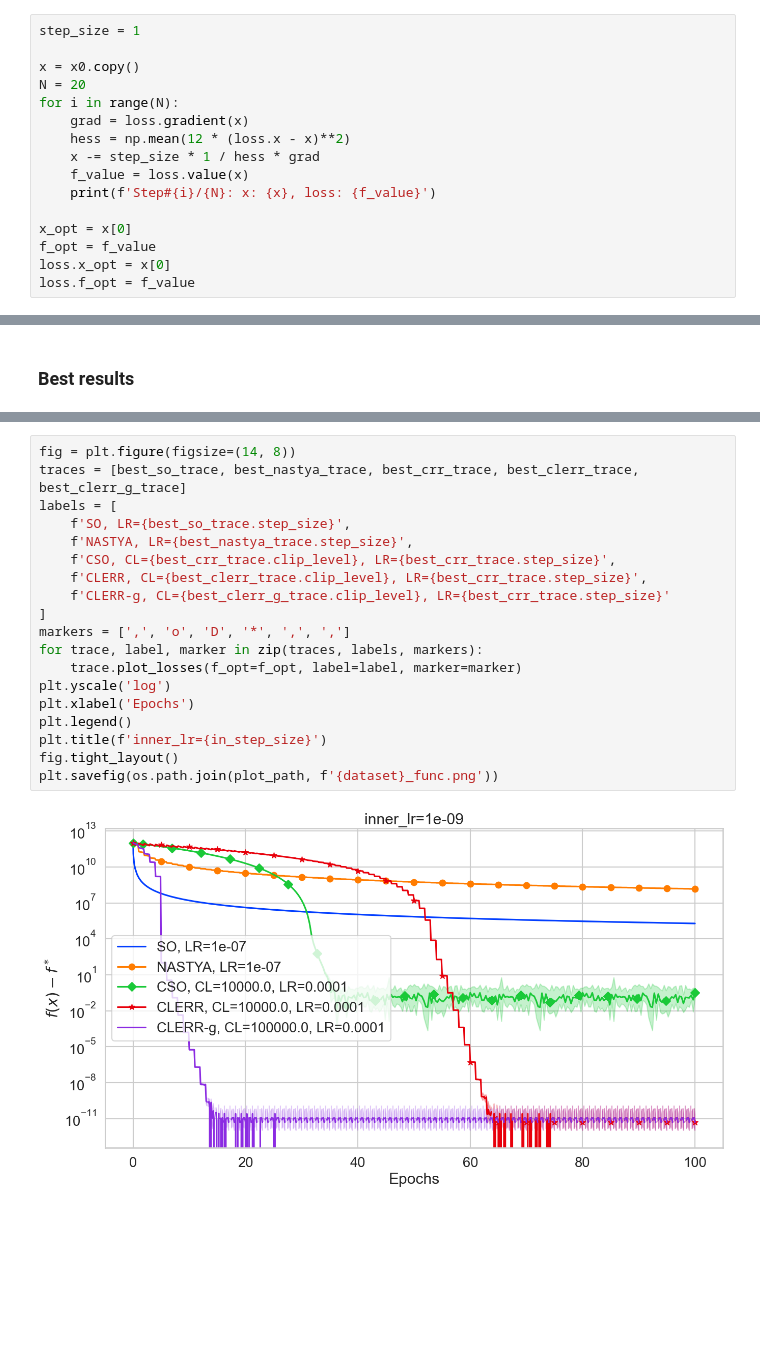
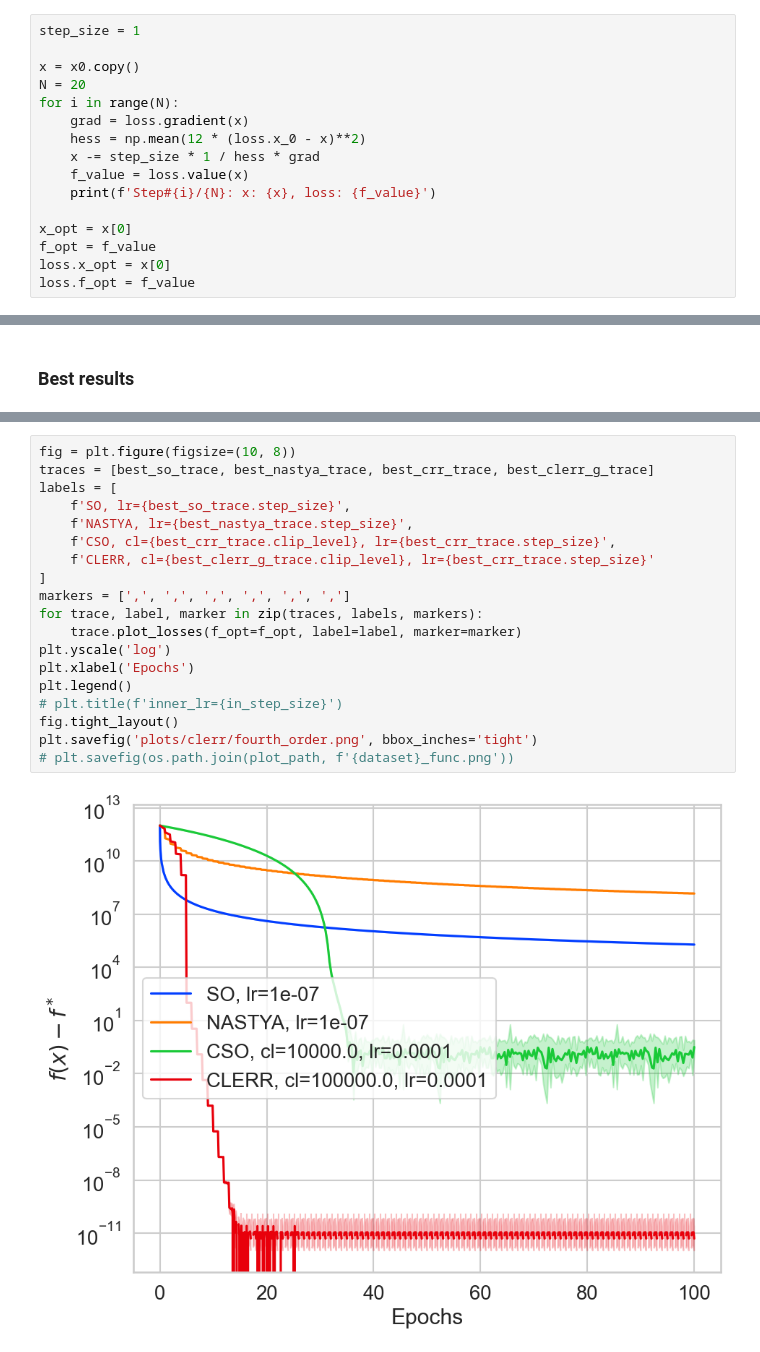
Before and after one commit to postrou/local_steps_rr, a Jupyter notebook: clerr_fourth_order.ipynb, the cells around one changed output, grey strips where cells are left out. Drawn from its saved outputs; the diff is of its cells as text; blank space fills up the shorter version.

Commit message:
clerr_fourth_order.ipynb: upd

```diff
--- a/clerr_fourth_order.ipynb
+++ b/clerr_fourth_order.ipynb
@@ -170,7 +178,7 @@ x = x0.copy()
 N = 20
 for i in range(N):
     grad = loss.gradient(x)
-    hess = np.mean(12 * (loss.x - x)**2)
+    hess = np.mean(12 * (loss.x_0 - x)**2)
     x -= step_size * 1 / hess * grad
     f_value = loss.value(x)
     print(f'Step#{i}/{N}: x: {x}, loss: {f_value}')
@@ -497,21 +558,21 @@ if not os.path.exists(plot_path):
 # %%
-fig = plt.figure(figsize=(14, 8))
-traces = [best_so_trace, best_nastya_trace, best_crr_trace, best_clerr_trace, best_clerr_g_trace]
+fig = plt.figure(figsize=(10, 8))
+traces = [best_so_trace, best_nastya_trace, best_crr_trace, best_clerr_g_trace]
 labels = [
-    f'SO, LR={best_so_trace.step_size}',
-    f'NASTYA, LR={best_nastya_trace.step_size}',
-    f'CSO, CL={best_crr_trace.clip_level}, LR={best_crr_trace.step_size}',
-    f'CLERR, CL={best_clerr_trace.clip_level}, LR={best_crr_trace.step_size}',
-    f'CLERR-g, CL={best_clerr_g_trace.clip_level}, LR={best_crr_trace.step_size}'
+    f'SO, lr={best_so_trace.step_size}',
+    f'NASTYA, lr={best_nastya_trace.step_size}',
+    f'CSO, cl={best_crr_trace.clip_level}, lr={best_crr_trace.step_size}',
+    f'CLERR, cl={best_clerr_g_trace.clip_level}, lr={best_crr_trace.step_size}'
 ]
-markers = [',', 'o', 'D', '*', ',', ',']
+markers = [',', ',', ',', ',', ',', ',']
 for trace, label, marker in zip(traces, labels, markers):
     trace.plot_losses(f_opt=f_opt, label=label, marker=marker)
 plt.yscale('log')
 plt.xlabel('Epochs')
 plt.legend()
-plt.title(f'inner_lr={in_step_size}')
+# plt.title(f'inner_lr={in_step_size}')
 fig.tight_layout()
-plt.savefig(os.path.join(plot_path, f'{dataset}_func.png'))
+plt.savefig('plots/clerr/fourth_order.png', bbox_inches='tight')
+# plt.savefig(os.path.join(plot_path, f'{dataset}_func.png'))
 # %% [output]
-[figure, old version]
+[figure, new version]
```
Also changed, not shown: parts of 14 cells of this notebook.
